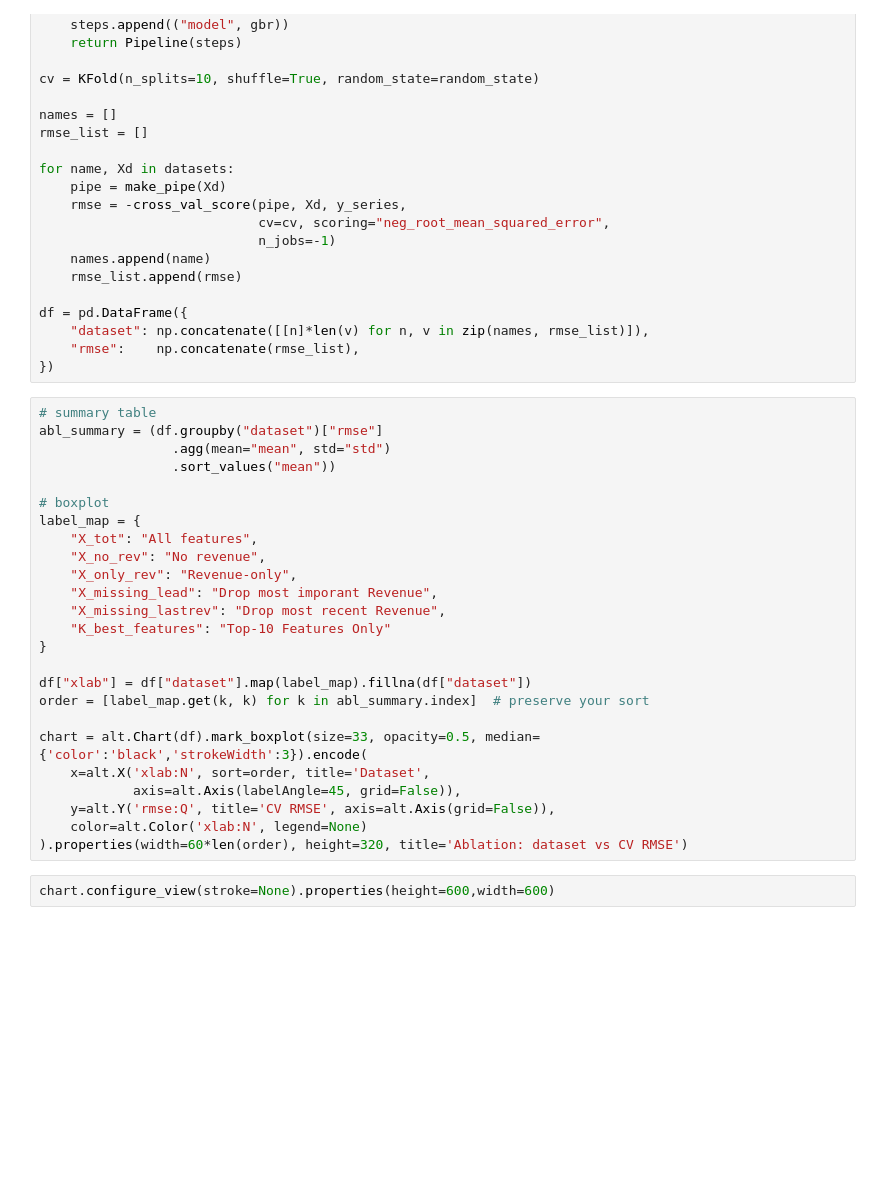
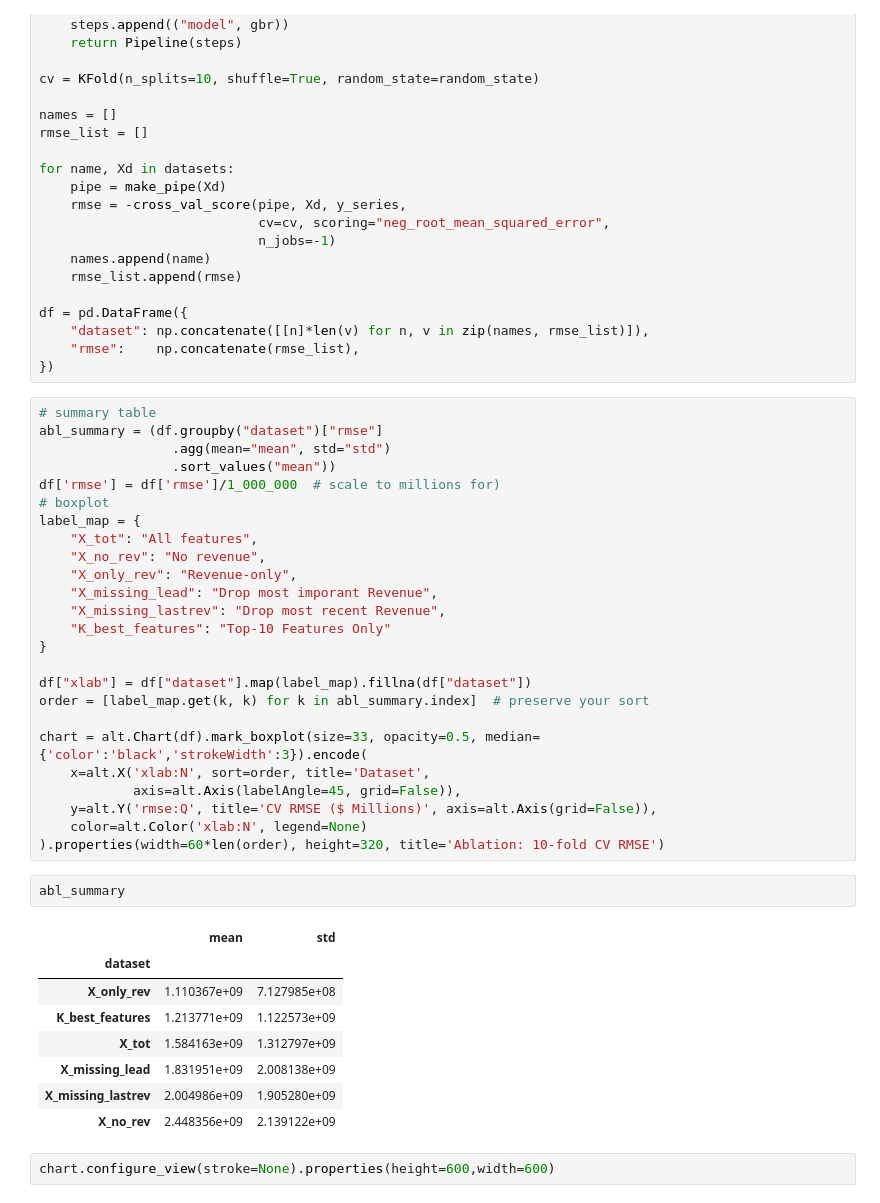
Before and after one commit to tmacpherson6/machine_learning_in_fundamental_valuations, a Jupyter notebook: Notebooks/Thomas/10 - Hyperparameter Tuning.ipynb, the cells around one changed output. Cells and saved outputs as stored; diff of their text form; blank space fills up the shorter version.

```diff
--- a/Notebooks/Thomas/10 - Hyperparameter Tuning.ipynb
+++ b/Notebooks/Thomas/10 - Hyperparameter Tuning.ipynb
@@ -421,7 +463,7 @@ df = pd.DataFrame({
 abl_summary = (df.groupby("dataset")["rmse"]
                  .agg(mean="mean", std="std")
                  .sort_values("mean"))
-
+df['rmse'] = df['rmse']/1_000_000  # scale to millions for)
 # boxplot
 label_map = {
     "X_tot": "All features",
@@ -438,9 +480,20 @@ order = [label_map.get(k, k) for k in abl_summary.index]  # preserve your sort
 chart = alt.Chart(df).mark_boxplot(size=33, opacity=0.5, median={'color':'black','strokeWidth':3}).encode(
     x=alt.X('xlab:N', sort=order, title='Dataset',
             axis=alt.Axis(labelAngle=45, grid=False)),
-    y=alt.Y('rmse:Q', title='CV RMSE', axis=alt.Axis(grid=False)),
+    y=alt.Y('rmse:Q', title='CV RMSE ($ Millions)', axis=alt.Axis(grid=False)),
     color=alt.Color('xlab:N', legend=None)
-).properties(width=60*len(order), height=320, title='Ablation: dataset vs CV RMSE')
+).properties(width=60*len(order), height=320, title='Ablation: 10-fold CV RMSE')
+# %%
+abl_summary
+# %% [output]
+|  | mean | std |
+| dataset |  |  |
+| X_only_rev | 1.110367e+09 | 7.127985e+08 |
+| K_best_features | 1.213771e+09 | 1.122573e+09 |
+| X_tot | 1.584163e+09 | 1.312797e+09 |
+| X_missing_lead | 1.831951e+09 | 2.008138e+09 |
+| X_missing_lastrev | 2.004986e+09 | 1.905280e+09 |
+| X_no_rev | 2.448356e+09 | 2.139122e+09 |
 # %%
 chart.configure_view(stroke=None).properties(height=600,width=600)
 # %% [output]
```
Also changed, not shown: parts of 11 cells of this notebook, 1 other file.
